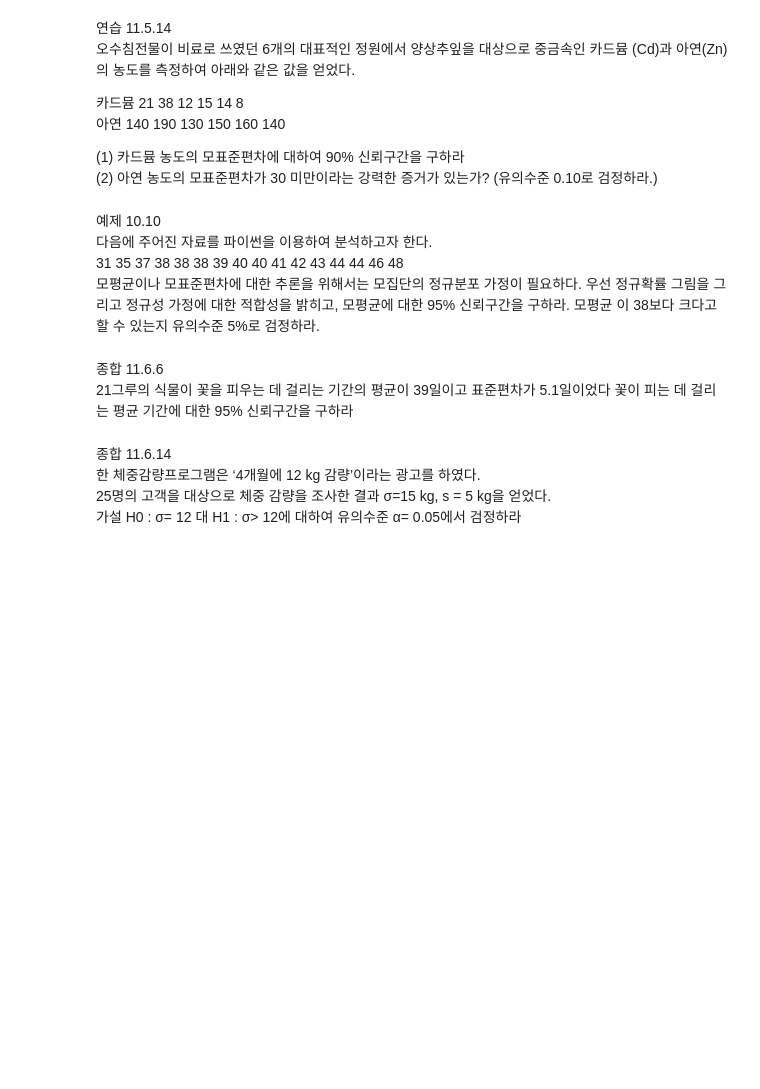
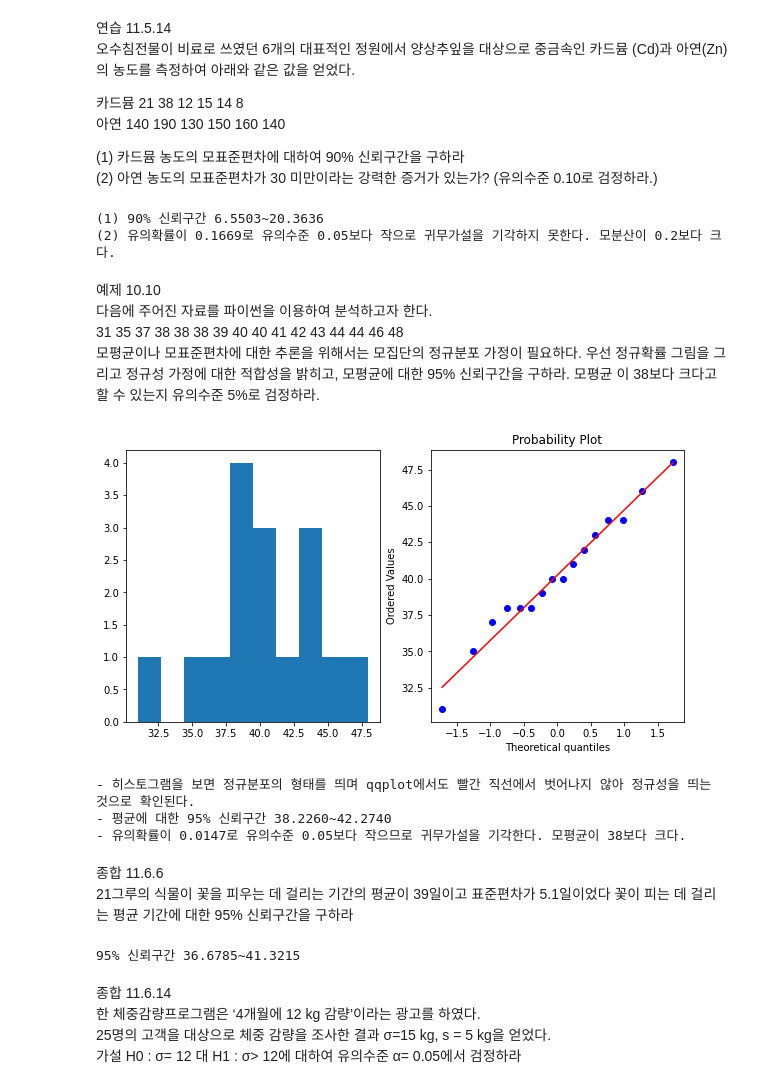
Before and after one commit to kjh8331267/ADP_Study, a Jupyter notebook: stats_adp31_jhkim.ipynb, the cells around one changed output. Drawn from its saved outputs; the diff is of its cells as text; code cells hidden in the pictures; blank space fills up the shorter version.

```diff
--- a/stats_adp31_jhkim.ipynb
+++ b/stats_adp31_jhkim.ipynb
@@ -943,15 +1099,88 @@ np.ceil(ssize)
 
 (1) 카드뮴 농도의 모표준편차에 대하여 90% 신뢰구간을 구하라
 (2) 아연 농도의 모표준편차가 30 미만이라는 강력한 증거가 있는가? (유의수준 0.10로 검정하라.)
+# %%
+# 카드뮴
+x = [21, 38, 12, 15, 14, 8]
+x_bar = np.mean(x)
+sd = np.std(x)
+n = len(x)
+df = n-1
+
+conf_a = 0.1
+conf_c1 = chi2.ppf(1-conf_a/2, df)
+conf_c2 = chi2.ppf(conf_a/2, df)
+start = sd*np.sqrt(df / conf_c1 )
+end = sd*np.sqrt(df / conf_c2)
+print('(1) 90% 신뢰구간 {:.4f}~{:.4f}'.format(start, end))
+
+# 아연
+x = [140, 190, 130, 150, 160, 140]
+x_bar = np.mean(x)
+sd = np.std(x)
+n = len(x)
+df = n-1
+
+sd0 = 30
+test_a = 0.1
+conf_c1 = chi2.ppf(1-test_a/2, df)
+conf_c2 = chi2.ppf(test_a/2, df)
+cstat = df*sd**2/sd0**2
+sp = chi2.cdf(cstat, df)
+print('(2) 유의확률이 {:.4f}로 유의수준 0.1보다 크므로 귀무가설을 기각하지 못한다. 아연 농도의 모표준편차가 30 이상이다.'
+     .format(sp))
+# %% [output]
+(1) 90% 신뢰구간 6.5503~20.3636
+(2) 유의확률이 0.1669로 유의수준 0.05보다 작으로 귀무가설을 기각하지 못한다. 모분산이 0.2보다 크다.
 # %% [markdown]
 예제 10.10
 다음에 주어진 자료를 파이썬을 이용하여 분석하고자 한다.
 31 35 37 38 38 38 39 40 40 41 42 43 44 44 46 48
 모평균이나 모표준편차에 대한 추론을 위해서는 모집단의 정규분포 가정이 필요하다. 우선 정규확률 그림을 그리고 정규성 가정에 대한 적합성을 밝히고, 모평균에 대한 95% 신뢰구간을 구하라. 모평균 이 38보다 크다고 할 수 있는지 유의수준 5%로 검정하라.
+# %%
+from matplotlib import pyplot as plt
+from scipy.stats import probplot, zscore
+x = [31, 35, 37, 38, 38, 38, 39, 40, 40, 41, 42, 43, 44, 44, 46, 48]
+fig, ax = plt.subplots(1, 2, figsize = (10, 5))
+ax[0].hist(x)
+probplot(x, plot=ax[1])
+plt.show()
+print('- 히스토그램을 보면 정규분포의 형태를 띄며 qqplot에서도 빨간 직선에서 벗어나지 않아 정규성을 띄는 것으로 확인된다.')
+x_bar = np.mean(x)
+sd = np.std(x)
+n = len(x)
+SE = sd/np.sqrt(n)
+ME = norm.ppf(0.975)*SE
+start = x_bar - ME
+end = x_bar + ME
+print('- 평균에 대한 95% 신뢰구간 {:.4f}~{:.4f}'.format(start, end))
+mu0 = 38
+zstat = (x_bar - mu0)/SE
+sp = 1-norm.cdf(zstat)
+print('- 유의확률이 {:.4f}로 유의수준 0.05보다 작으므로 귀무가설을 기각한다. 모평균이 38보다 크다.'
+     .format(sp))
+# %% [output]
+[figure, added]
+- 히스토그램을 보면 정규분포의 형태를 띄며 qqplot에서도 빨간 직선에서 벗어나지 않아 정규성을 띄는 것으로 확인된다.
+- 평균에 대한 95% 신뢰구간 38.2260~42.2740
+- 유의확률이 0.0147로 유의수준 0.05보다 작으므로 귀무가설을 기각한다. 모평균이 38보다 크다.
 # %% [markdown]
 종합 11.6.6
 21그루의 식물이 꽃을 피우는 데 걸리는 기간의 평균이 39일이고 표준편차가 5.1일이었다 꽃이
 피는 데 걸리는 평균 기간에 대한 95% 신뢰구간을 구하라
+# %%
+n = 21
+x_bar = 39
+sd = 5.1
+df = n-1
+conf_t = t.ppf(0.975, df)
+SE = sd/np.sqrt(n)
+ME = conf_t*SE
+start = x_bar-ME
+end = x_bar+ME
+print('95% 신뢰구간 {:.4f}~{:.4f}'.format(start, end))
+# %% [output]
+95% 신뢰구간 36.6785~41.3215
 # %% [markdown]
 종합 11.6.14
 한 체중감량프로그램은 ‘4개월에 12 kg 감량’이라는 광고를 하였다.
```
Also changed, not shown: parts of 12 cells of this notebook.
